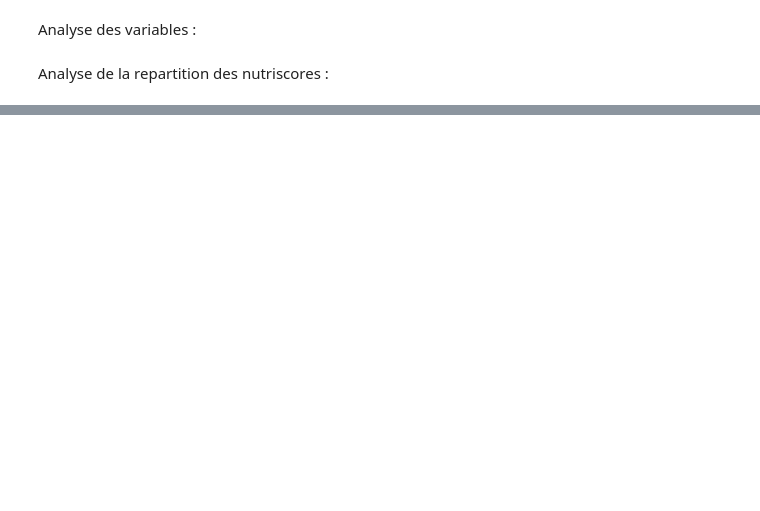
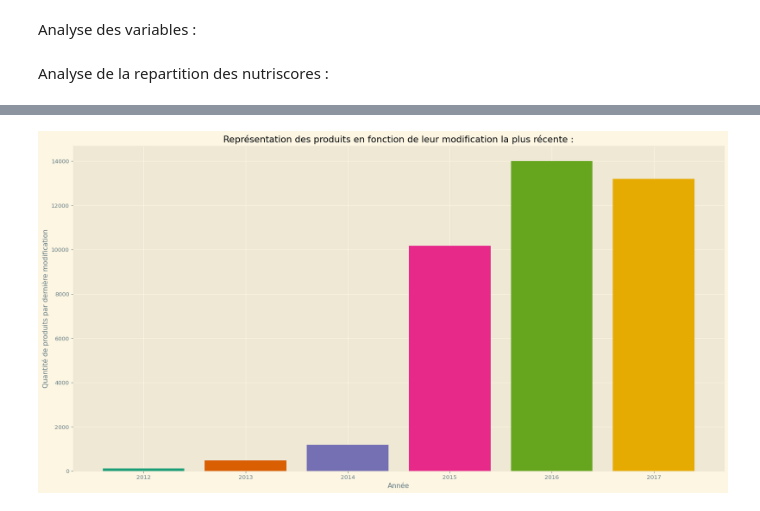
Before and after one commit to Psemp/ds_project_3, a Jupyter notebook: exploratory_analysis.ipynb, the cells around one changed output, grey strips where cells are left out. Cells and saved outputs as stored; diff of their text form; code cells hidden in the pictures; blank space fills up the shorter version.

```diff
--- a/exploratory_analysis.ipynb
+++ b/exploratory_analysis.ipynb
@@ -37,0 +154,7 @@ plt.show()
+# %%
+data_t = df_off["last_modified_t"]
+
+oldest = datetime.fromtimestamp(data_t.min())
+newest = datetime.fromtimestamp(data_t.max())
+
+print(f"Les données s'étendent sur la periode {oldest} à {newest}")
@@ -37,0 +163,26 @@ plt.show()
+# %%
+
+t_dict = {}
+
+for year in range(2012, 2018, 1):
+    jan_1=datetime(year=year, month=1, day=1).timestamp(),
+    dec_31=datetime(year=year, month=12, day=31).timestamp(),
+    t_dict[year] = len(data_t[(data_t > jan_1) & (data < dec_31)])
+
+
+used_cmap = plt.get_cmap("Dark2")
+
+fig = plt.figure(figsize=(16, 8), dpi=96)
+ax = fig.add_axes([0,0,1,1])
+
+ax.bar(t_dict.keys(), t_dict.values(), color=used_cmap.colors)
+
+ax.set_ylabel("Quantité de produits par dernière modification")
+ax.set_xlabel("Année")
+
+title = "Représentation des produits en fonction de leur modification la plus récente :"
+
+ax.set_title(title)
+plt.show()
+# %% [output]
+[figure, added]
```
Also changed, not shown: parts of 17 cells of this notebook, 2 other files.
